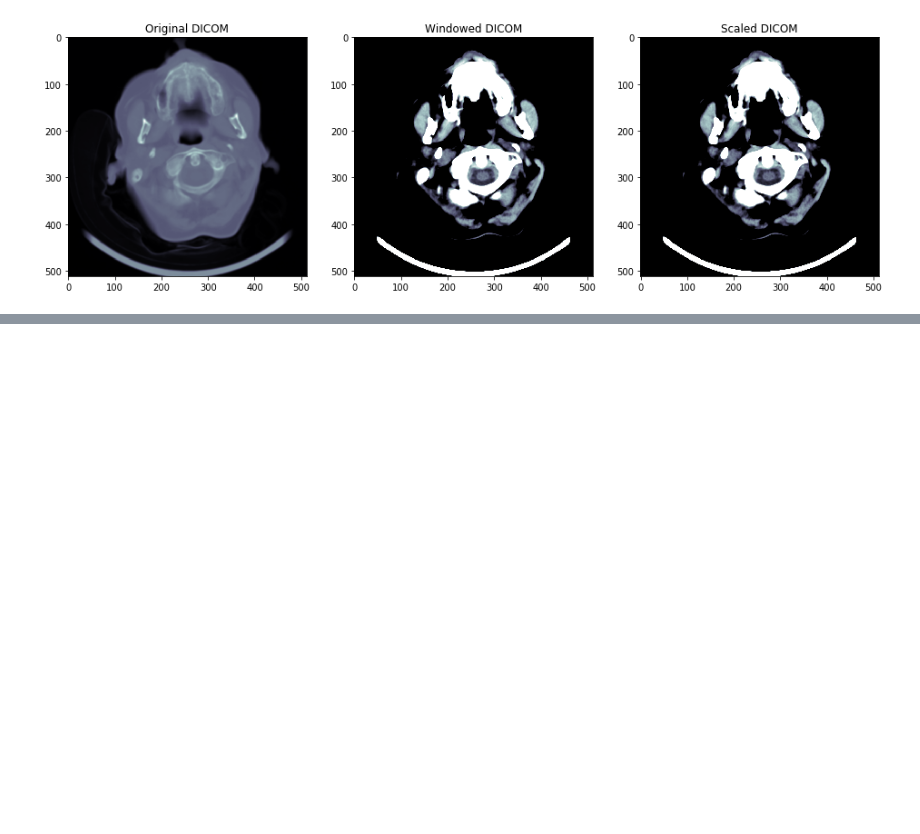
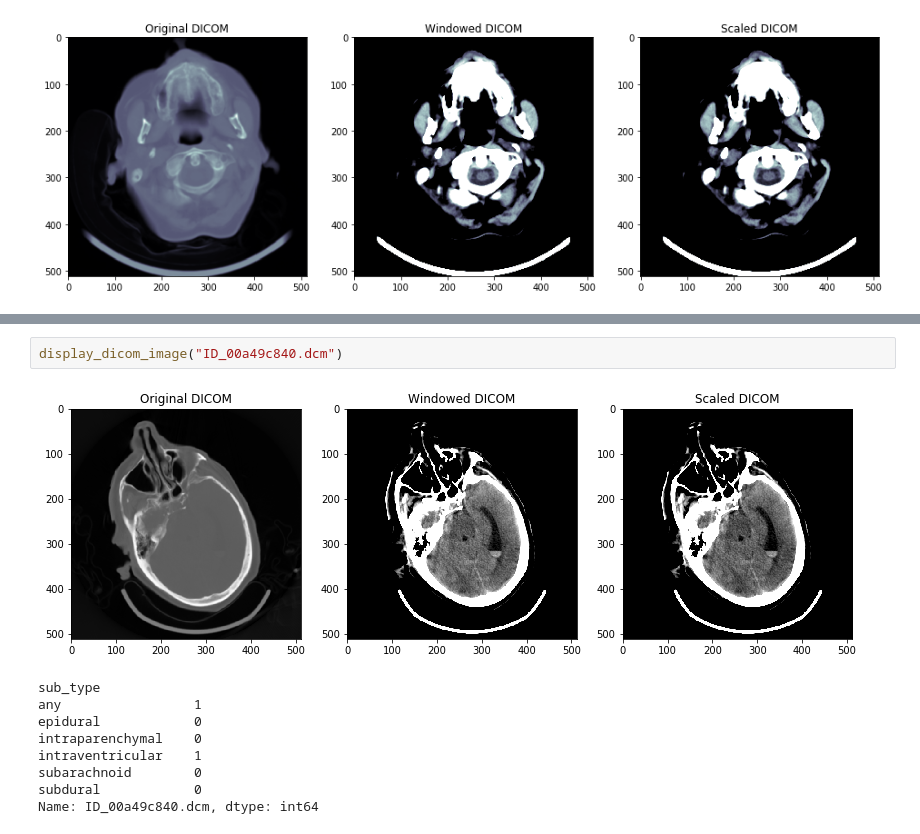
Before and after one commit to sara-kassani/RSNA-Hemorrhage-Detection, a Jupyter notebook: RSNA_Hemorrhage_EDA_01.ipynb, the cells around one changed output, grey strips where cells are left out. Drawn from its saved outputs; the diff is of its cells as text; blank space fills up the shorter version.

```diff
--- a/RSNA_Hemorrhage_EDA_01.ipynb
+++ b/RSNA_Hemorrhage_EDA_01.ipynb
@@ -298,0 +332,12 @@ ax3.imshow(scaled_img, cmap = "bone", vmin = 0, vmax = 255)
+# %%
+display_dicom_image("ID_00a49c840.dcm")
+# %% [output]
+[figure, added]
+sub_type
+any                 1
+epidural            0
+intraparenchymal    0
+intraventricular    1
+subarachnoid        0
+subdural            0
+Name: ID_00a49c840.dcm, dtype: int64
```
Also changed, not shown: parts of 2 cells of this notebook.
